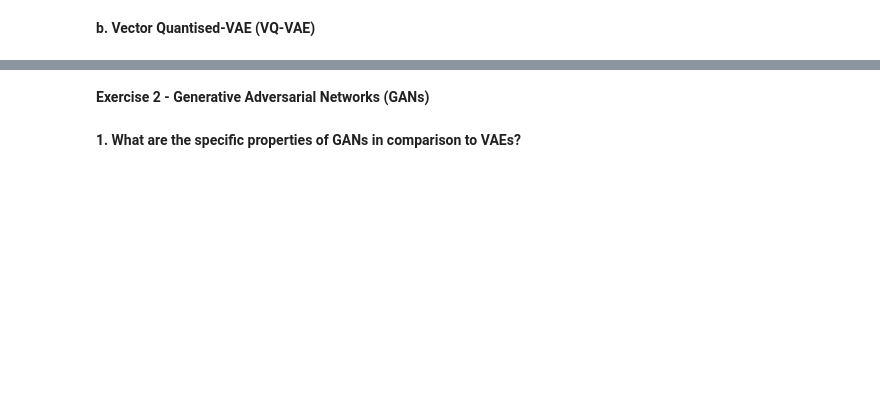
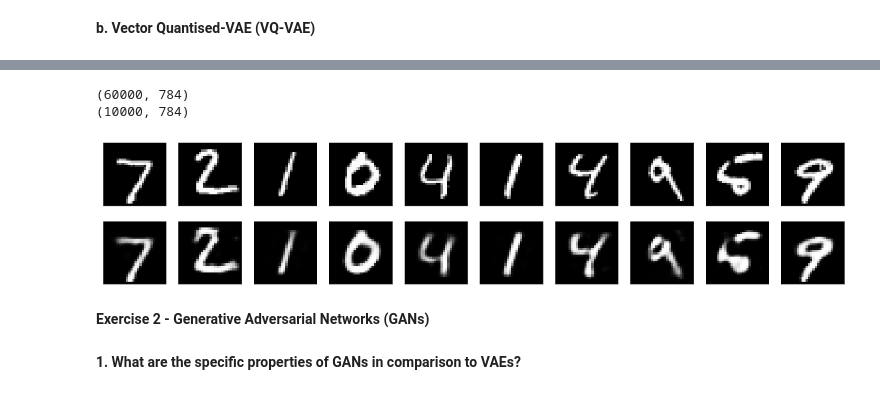
Before and after one commit to FabriceBeaumont/MA-INF_4216_Biomedical_DS_and_AI, a Jupyter notebook: Sheet10/Assignment_10_Solutions.ipynb, the cells around one changed output, grey strips where cells are left out. Saved outputs shown, nothing was run; the diff lists cells and outputs as text; code cells hidden in the pictures; blank space fills up the shorter version.

```diff
--- a/Sheet10/Assignment_10_Solutions.ipynb
+++ b/Sheet10/Assignment_10_Solutions.ipynb
@@ -75,3 +126,71 @@ the following variants:**
+# %%
+import numpy as np
+import matplotlib.pyplot as plt
+import keras
+from keras import layers
+from keras.datasets import mnist
+
+# load dataset
+(x_train, y_train), (x_test, y_test) = mnist.load_data()
+
+# normalise values between 0 and 1
+x_train = x_train.astype('float32') / 255.
+x_test = x_test.astype('float32') / 255.
+
+# flatten images into vector of size 784
+x_train = x_train.reshape((len(x_train), np.prod(x_train.shape[1:])))
+x_test = x_test.reshape((len(x_test), np.prod(x_test.shape[1:])))
+print(x_train.shape)
+print(x_test.shape)
+
+encoding_dim = 32
+
+input_img = keras.Input(shape=(784,)) # input image
+encoded = layers.Dense(encoding_dim, activation='relu')(input_img) # encoded representation of input
+decoded = layers.Dense(784, activation='sigmoid')(encoded) # decoded representation of input
+
+autoencoder = keras.Model(input_img, decoded) # mapping input to reconstruction
+
+encoder = keras.Model(input_img, encoded) # encoder model
+encoded_input = keras.Input(shape=(encoding_dim,)) # encoded input
+decoder_layer = autoencoder.layers[-1]
+decoder = keras.Model(encoded_input, decoder_layer(encoded_input)) # decoder model
+
+autoencoder.compile(optimizer='adam', loss='binary_crossentropy')
+
+# train autoencoder for 50 epochs
+autoencoder.fit(x_train, x_train,
+                epochs=50,
+                batch_size=256,
+                shuffle=True,
+                verbose = 0,
+                validation_data=(x_test, x_test))
+
+# encode-decode digits
+encoded_imgs = encoder.predict(x_test)
+decoded_imgs = decoder.predict(encoded_imgs)
+
+n = 10
+plt.figure(figsize=(20, 4))
+for i in range(n):
+    # Display original
+    ax = plt.subplot(2, n, i + 1)
+    plt.imshow(x_test[i].reshape(28, 28))
+    plt.gray()
+    ax.get_xaxis().set_visible(False)
+    ax.get_yaxis().set_visible(False)
+
+    # Display reconstruction
+    ax = plt.subplot(2, n, i + 1 + n)
+    plt.imshow(decoded_imgs[i].reshape(28, 28))
+    plt.gray()
+    ax.get_xaxis().set_visible(False)
+    ax.get_yaxis().set_visible(False)
+plt.show()
+# %% [output]
+(60000, 784)
+(10000, 784)
+[figure, added]
 # %% [markdown]
 **Exercise 2 - Generative Adversarial Networks (GANs)**
 # %% [markdown]
```
Also changed, not shown: parts of 11 cells of this notebook.
